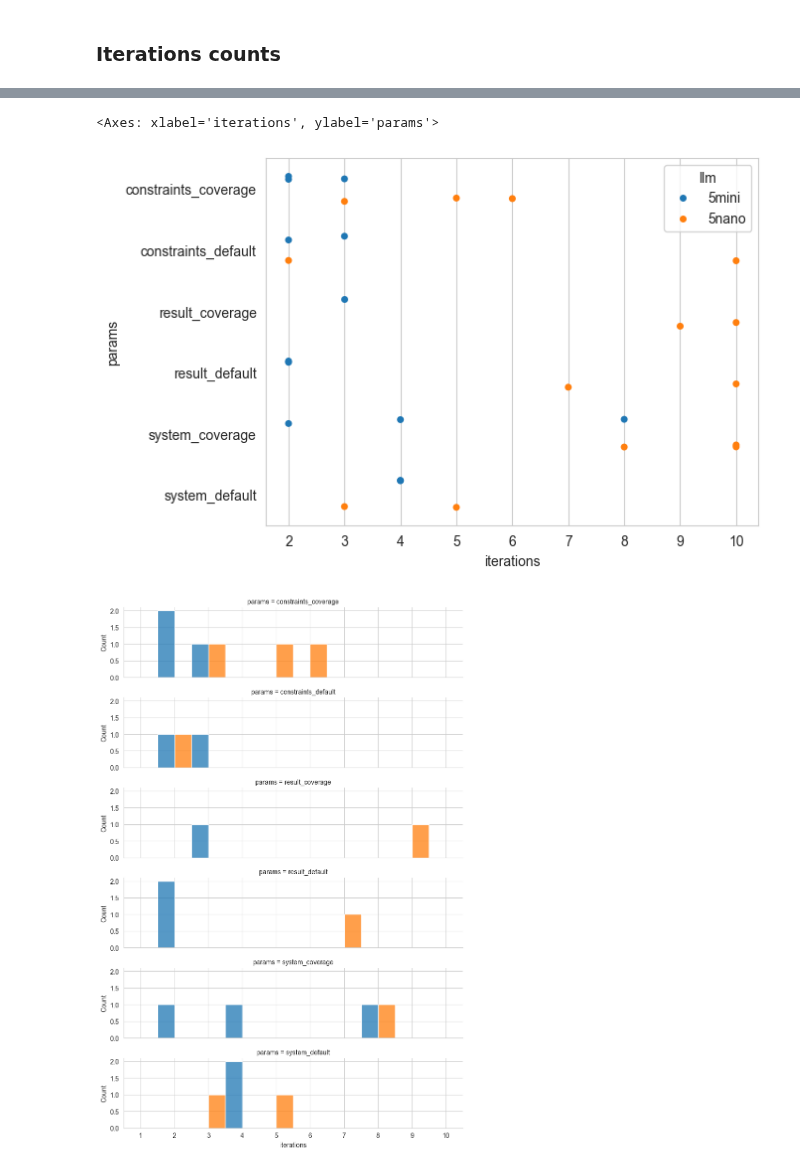
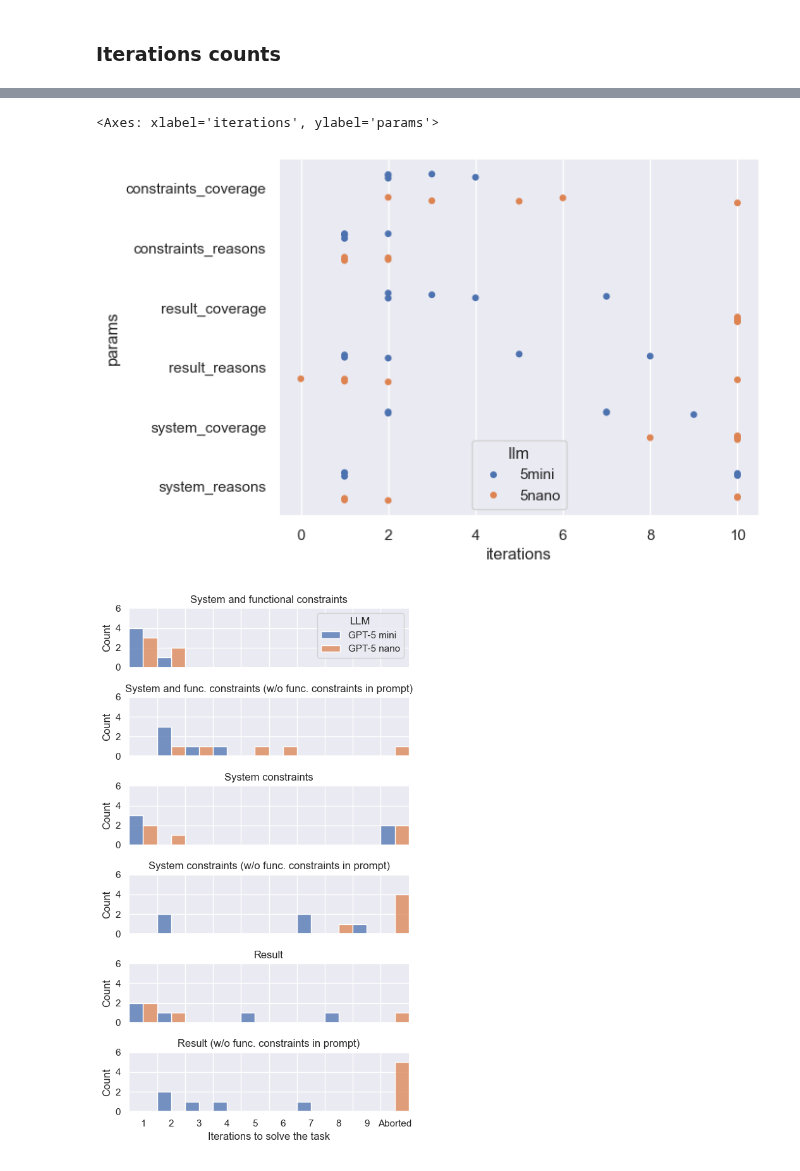
Before and after one commit to smartarch/llm-adaptation, a Jupyter notebook: generated_adaptations/plot_farm.ipynb, the cells around one changed output, grey strips where cells are left out. Drawn from its saved outputs; the diff is of its cells as text; code cells hidden in the pictures.

```diff
--- a/generated_adaptations/plot_farm.ipynb
+++ b/generated_adaptations/plot_farm.ipynb
@@ -29,6 +31,7 @@ prompts = {
     # "default": "generated_adaptations/prompts_user/farm_strategy.md",
     "coverage": "generated_adaptations/prompts_user/farm_strategy.md",
     # "state": "generated_adaptations/prompts_user/farm_strategy_state.md",
+    "reasons": "generated_adaptations/prompts_user/farm_reasons.md",
 }
 variants = {
     "system": "system",
@@ -42,11 +45,14 @@ llms = {
     "5mini": "gpt-5-mini-2025-08-07",
     # "5": "gpt-5-2025-08-07",
 }
-repeats = 2
-start = 2
+repeats = 5
+start = 1
 # %%
 # import generated_adaptations.generator as generator
 # %%
+env = os.environ.copy()
+env["PYTHONPATH"] = env.get("PYTHONPATH", "") + os.pathsep + os.getcwd()
+
 for prompt_name, prompt in prompts.items():
     for variant, mode in variants.items():
         for llm_name, llm in llms.items():
@@ -57,7 +63,7 @@ for prompt_name, prompt in prompts.items():
                 folder.mkdir(parents=True, exist_ok=True)
                 shutil.copy(prompt, folder / "01_user.md")
                 cmd  = [sys.executable, "generated_adaptations/generator.py", f"--folder={str(folder)}", f"--llm={llm}", f"--mode={mode}"]
-                result = subprocess.run(cmd, capture_output=True, text=True)  # even capture_output=False does not stream in real-time, so we rather capture it and print it later
+                result = subprocess.run(cmd, capture_output=True, text=True, env=env)  # even capture_output=False does not stream in real-time, so we rather capture it and print it later
                 print(result.stdout)
                 print(result.stderr)
                 # generator.main([f"--folder={str(folder)}"])  # this also does not show the real-time output
@@ -297,7 +319,15 @@ plt.show()
 # %% [markdown]
 ### Iterations counts
 # %%
-iterations = plot_data.apply(lambda row: row.count(), axis=1)
+def last_value_index(row):
+    last_index = 0
+    for i, col in enumerate(row.index, start=1):
+        if not np.isnan(row[col]):
+            last_index = i
+    return last_index
+
+iterations = plot_data.apply(last_value_index, axis=1)
 iterations = pd.DataFrame(iterations).rename(columns={0: "iterations"})
+iterations = iterations.reset_index()
 iterations
 # %% [output]
@@ -322,12 +351,41 @@ iterations
 # %%
-sns.stripplot(x="iterations", y="params", hue="llm", data=iterations.reset_index(), dodge=True)
+sns.stripplot(x="iterations", y="params", hue="llm", data=iterations, dodge=True)
 # %% [output]
 <Axes: xlabel='iterations', ylabel='params'>
-[figure, old version]
+[figure, new version]
 # %%
-g = sns.FacetGrid(iterations.reset_index(), row="params", sharex=True, height=2, aspect=4, xlim=(0.5, 10.5))
-g.map_dataframe(sns.histplot, "iterations", hue="llm", multiple="dodge", bins=np.arange(0.5, 11, 1) , edgecolor="w")
+label_map = {
+    "constraints_reasons": "System and functional constraints",
+    "constraints_coverage": "System and func. constraints (w/o func. constraints in prompt)",
+    "system_reasons": "System constraints",
+    "system_coverage": "System constraints (w/o func. constraints in prompt)",
+    "result_reasons": "Result",
+    "result_coverage": "Result (w/o func. constraints in prompt)",
+}
+llm_map = {
+    "5nano": "GPT-5 nano",
+    "5mini": "GPT-5 mini",
+}
+iterations["params_label"] = iterations["params"].map(label_map)
+iterations["llm_label"] = iterations["llm"].map(llm_map)
+
+g = sns.displot(iterations, x="iterations", hue="llm_label", row="params_label", multiple="dodge", bins=np.arange(0.5, 11, 1), height=1.5, aspect=3.5, facet_kws={"legend_out": False, "xlim": (0.5, 10.5)}, row_order=list(label_map.values()))
 for ax in g.axes.flatten():
-    ax.set_xticks(range(1, 11))
+    ax.set_xticks(range(1, 11), labels=list(range(1, 10)) + ["Aborted"])
+    ax.set_yticks(range(0, 7, 2))
+
+    # minor ticks for grid lines between bars
+    ax.xaxis.set_minor_locator(FixedLocator(np.arange(1.5, 10.5, 1)))
+    ax.tick_params(axis='x', which='minor', length=0)
+    ax.grid(False, which='major', axis='x')
+    ax.grid(True, which='minor', axis='x')
+
+g.set_titles(row_template="{row_name}")
+g.set_xlabels("Iterations to solve the task")
+g._legend.set_title("LLM")
+
+g.tight_layout()
+plt.savefig(results_folder / "farm_hist.pdf", bbox_inches="tight")
+plt.show()
 # %% [output]
-[figure, old version]
+[figure, new version]
```
Also changed, not shown: parts of 9 cells of this notebook, 4 other files.
